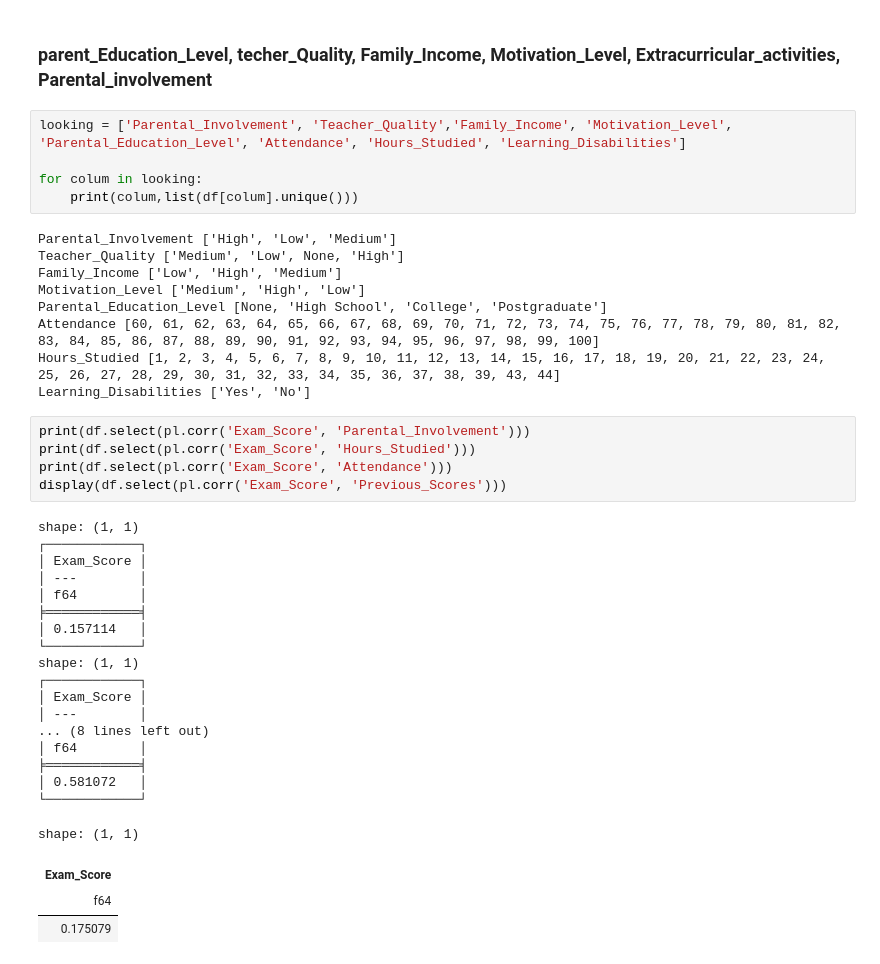
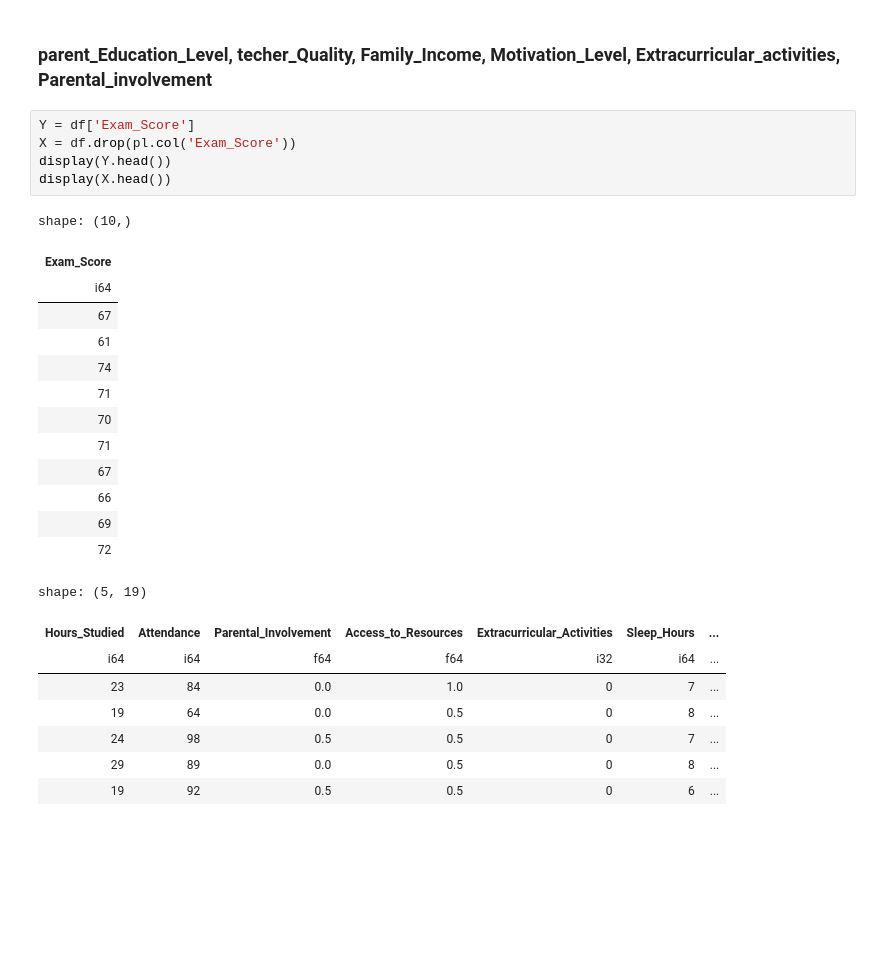
Before and after one commit to matsern27/ReLuLearning, a Jupyter notebook: watch.ipynb, the cells around one changed output. Cells and saved outputs as stored; diff of their text form; blank space fills up the shorter version.

```diff
--- a/watch.ipynb
+++ b/watch.ipynb
@@ -26,43 +40,29 @@ shape: (5, 20)
 # %% [markdown]
 ### parent_Education_Level, techer_Quality, Family_Income, Motivation_Level, Extracurricular_activities, Parental_involvement
-# %%
-looking = ['Parental_Involvement', 'Teacher_Quality','Family_Income', 'Motivation_Level', 'Parental_Education_Level', 'Attendance', 'Hours_Studied', 'Learning_Disabilities']
-
-for colum in looking:
-    print(colum,list(df[colum].unique()))
-# %% [output]
-Parental_Involvement ['High', 'Low', 'Medium']
-Teacher_Quality ['Medium', 'Low', None, 'High']
-Family_Income ['Low', 'High', 'Medium']
-Motivation_Level ['Medium', 'High', 'Low']
-Parental_Education_Level [None, 'High School', 'College', 'Postgraduate']
-Attendance [60, 61, 62, 63, 64, 65, 66, 67, 68, 69, 70, 71, 72, 73, 74, 75, 76, 77, 78, 79, 80, 81, 82, 83, 84, 85, 86, 87, 88, 89, 90, 91, 92, 93, 94, 95, 96, 97, 98, 99, 100]
-Hours_Studied [1, 2, 3, 4, 5, 6, 7, 8, 9, 10, 11, 12, 13, 14, 15, 16, 17, 18, 19, 20, 21, 22, 23, 24, 25, 26, 27, 28, 29, 30, 31, 32, 33, 34, 35, 36, 37, 38, 39, 43, 44]
-Learning_Disabilities ['Yes', 'No']
-# %%
-print(df.select(pl.corr('Exam_Score', 'Parental_Involvement')))
-print(df.select(pl.corr('Exam_Score', 'Hours_Studied')))
-print(df.select(pl.corr('Exam_Score', 'Attendance')))
-display(df.select(pl.corr('Exam_Score', 'Previous_Scores')))
-# %% [output]
-shape: (1, 1)
-┌────────────┐
-│ Exam_Score │
-│ ---        │
-│ f64        │
-╞════════════╡
-│ 0.157114   │
-└────────────┘
-shape: (1, 1)
-┌────────────┐
-│ Exam_Score │
-│ ---        │
-... (8 lines left out)
-│ f64        │
-╞════════════╡
-│ 0.581072   │
-└────────────┘
-shape: (1, 1)
-| Exam_Score |
-| f64 |
-| 0.175079 |
+# %%
+Y = df['Exam_Score']
+X = df.drop(pl.col('Exam_Score'))
+display(Y.head())
+display(X.head())
+# %% [output]
+shape: (10,)
+| Exam_Score |
+| i64 |
+| 67 |
+| 61 |
+| 74 |
+| 71 |
+| 70 |
+| 71 |
+| 67 |
+| 66 |
+| 69 |
+| 72 |
+shape: (5, 19)
+| Hours_Studied | Attendance | Parental_Involvement | Access_to_Resources | Extracurricular_Activities | Sleep_Hours | ... |
+| i64 | i64 | f64 | f64 | i32 | i64 | ... |
+| 23 | 84 | 0.0 | 1.0 | 0 | 7 | ... |
+| 19 | 64 | 0.0 | 0.5 | 0 | 8 | ... |
+| 24 | 98 | 0.5 | 0.5 | 0 | 7 | ... |
+| 29 | 89 | 0.0 | 0.5 | 0 | 8 | ... |
+| 19 | 92 | 0.5 | 0.5 | 0 | 6 | ... |
```
Also changed, not shown: parts of 9 cells of this notebook.
